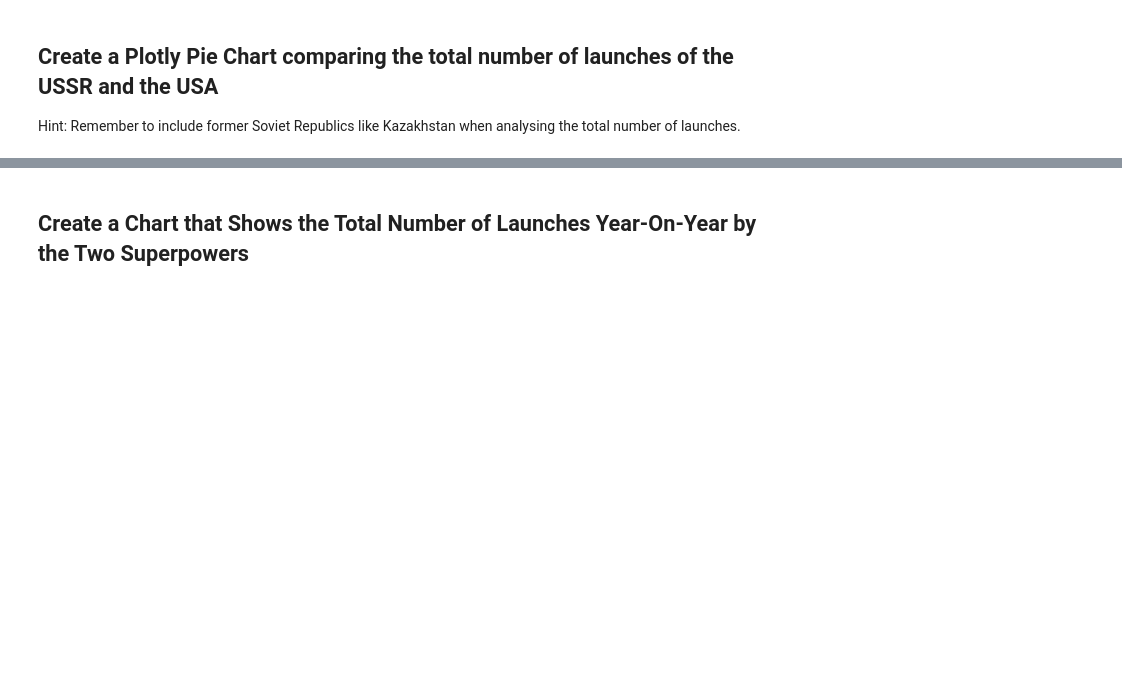
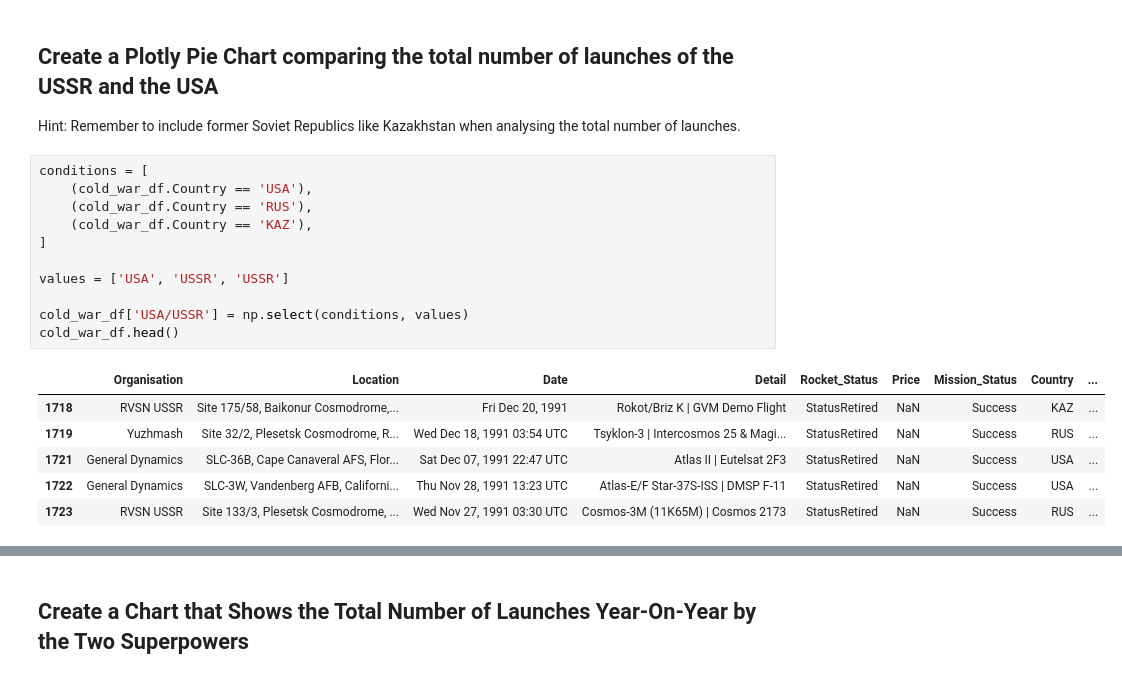
Before and after one commit to Tanguy9862/Python-Project, a Jupyter notebook: 01. Data Science/00. Space Race/Space_Missions_Analysis_(start).ipynb, the cells around one changed output, grey strips where cells are left out. Cells and saved outputs as stored; diff of their text form; blank space fills up the shorter version.

```diff
--- a/01. Data Science/00. Space Race/Space_Missions_Analysis_(start).ipynb
+++ b/01. Data Science/00. Space Race/Space_Missions_Analysis_(start).ipynb
@@ -781,3 +913,21 @@ The cold war lasted from the start of the dataset up until 1991.
 ## Create a Plotly Pie Chart comparing the total number of launches of the USSR and the USA
 
 Hint: Remember to include former Soviet Republics like Kazakhstan when analysing the total number of launches.
+# %%
+conditions = [
+    (cold_war_df.Country == 'USA'),
+    (cold_war_df.Country == 'RUS'),
+    (cold_war_df.Country == 'KAZ'),
+]
+
+values = ['USA', 'USSR', 'USSR']
+
+cold_war_df['USA/USSR'] = np.select(conditions, values)
+cold_war_df.head()
+# %% [output]
+|  | Organisation | Location | Date | Detail | Rocket_Status | Price | Mission_Status | Country | ... |
+| 1718 | RVSN USSR | Site 175/58, Baikonur Cosmodrome,... | Fri Dec 20, 1991 | Rokot/Briz K | GVM Demo Flight | StatusRetired | NaN | Success | KAZ | ... |
+| 1719 | Yuzhmash | Site 32/2, Plesetsk Cosmodrome, R... | Wed Dec 18, 1991 03:54 UTC | Tsyklon-3 | Intercosmos 25 & Magi... | StatusRetired | NaN | Success | RUS | ... |
+| 1721 | General Dynamics | SLC-36B, Cape Canaveral AFS, Flor... | Sat Dec 07, 1991 22:47 UTC | Atlas II | Eutelsat 2F3 | StatusRetired | NaN | Success | USA | ... |
+| 1722 | General Dynamics | SLC-3W, Vandenberg AFB, Californi... | Thu Nov 28, 1991 13:23 UTC | Atlas-E/F Star-37S-ISS | DMSP F-11 | StatusRetired | NaN | Success | USA | ... |
+| 1723 | RVSN USSR | Site 133/3, Plesetsk Cosmodrome, ... | Wed Nov 27, 1991 03:30 UTC | Cosmos-3M (11K65M) | Cosmos 2173 | StatusRetired | NaN | Success | RUS | ... |
```
Also changed, not shown: parts of 32 cells of this notebook.
